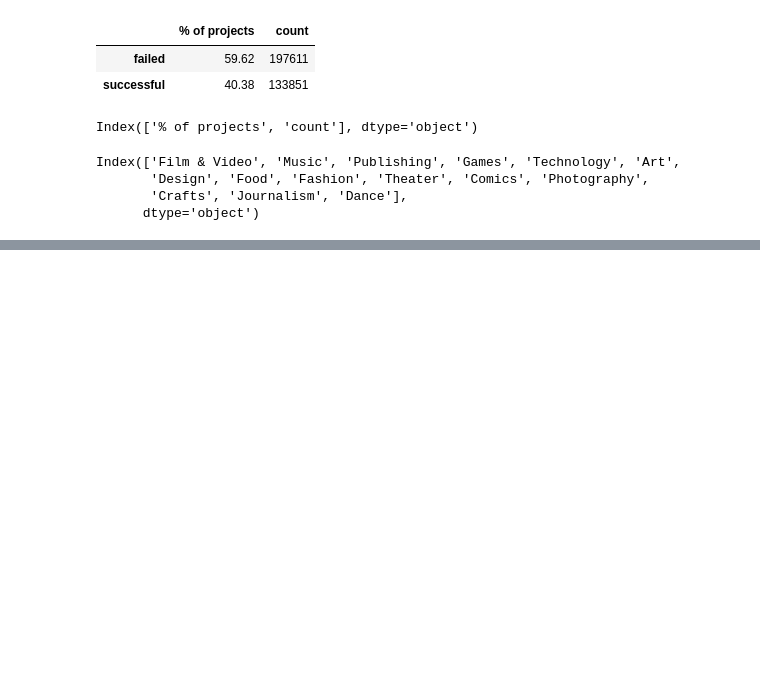
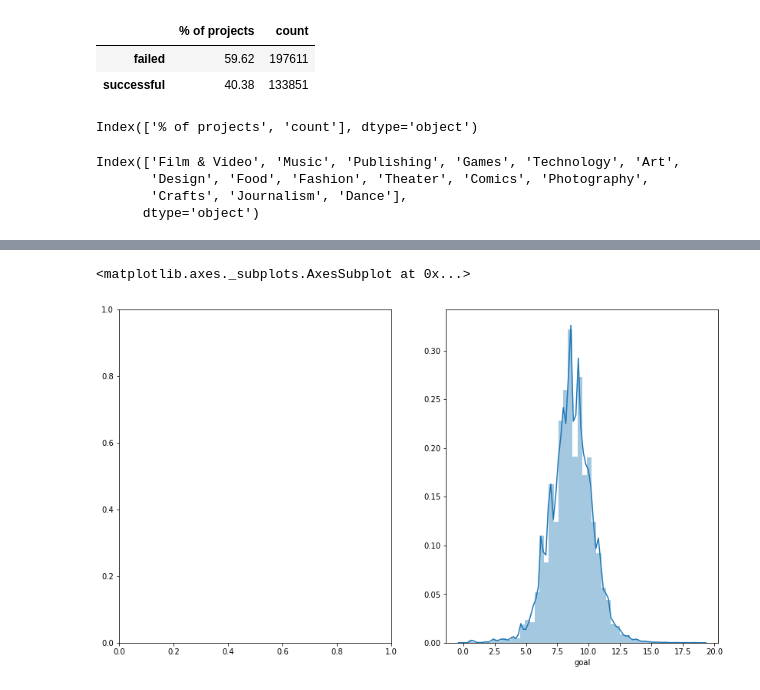
Before and after one commit to jjaabb/KickStarterAnalysis, a Jupyter notebook: Kstarters.ipynb, the cells around one changed output, grey strips where cells are left out. Saved outputs shown, nothing was run; the diff lists cells and outputs as text; code cells hidden in the pictures; blank space fills up the shorter version.

```diff
--- a/Kstarters.ipynb
+++ b/Kstarters.ipynb
@@ -157,0 +296,9 @@ plt.xticks(np.arange(15), cat_success.index, rotation=90)
+# %%
+# combine different plots into one: goal and log(goal)
+dims = (14, 8)
+fig, (ax1, ax2) = plt.subplots(ncols=2, sharey=False, figsize=dims)
+#sns.distplot(df.goal, ax=ax1)
+sns.distplot(np.log1p(df.goal), ax=ax2)
+# %% [output]
+<matplotlib.axes._subplots.AxesSubplot at 0x...>
+[figure, added]
```
Also changed, not shown: parts of 17 cells of this notebook.
